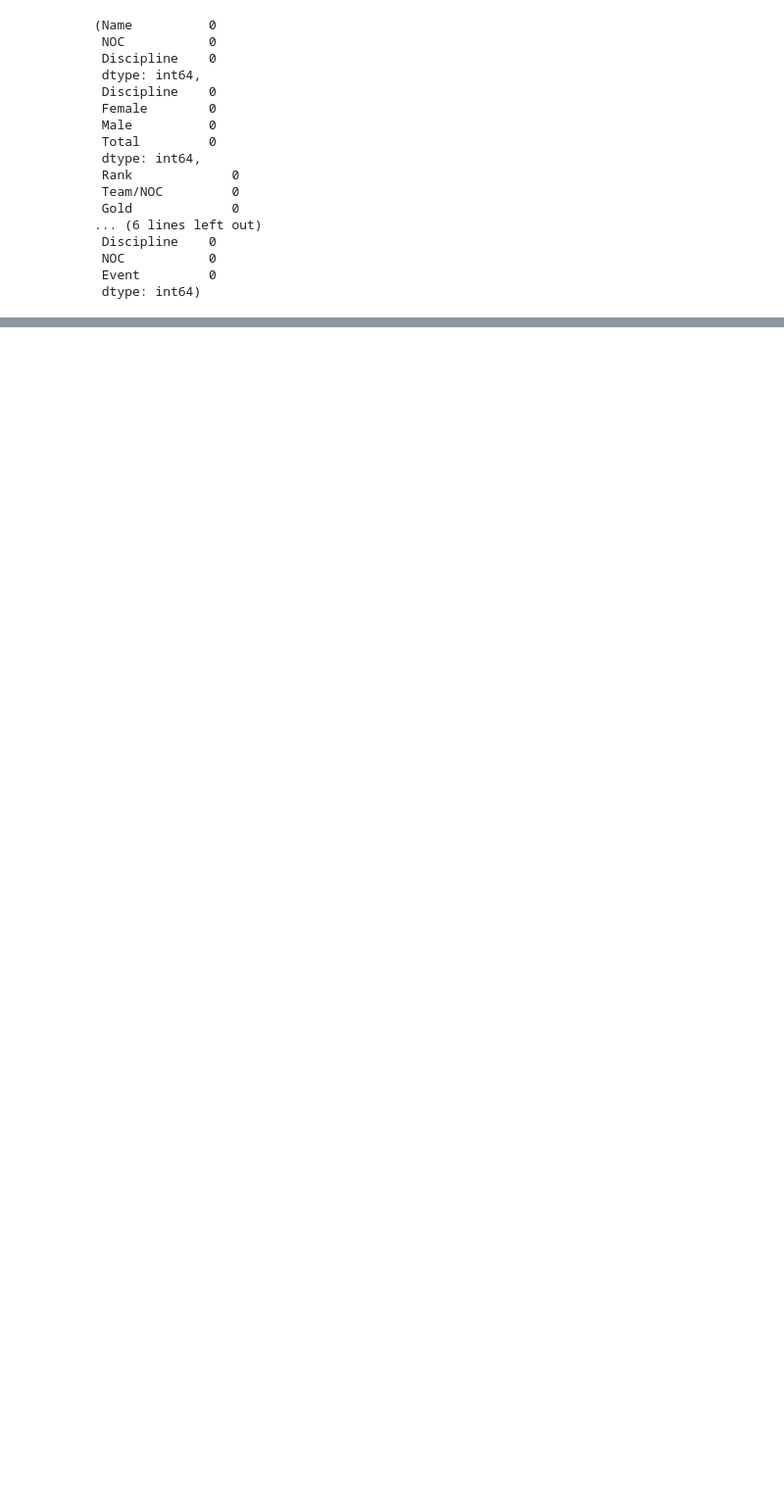
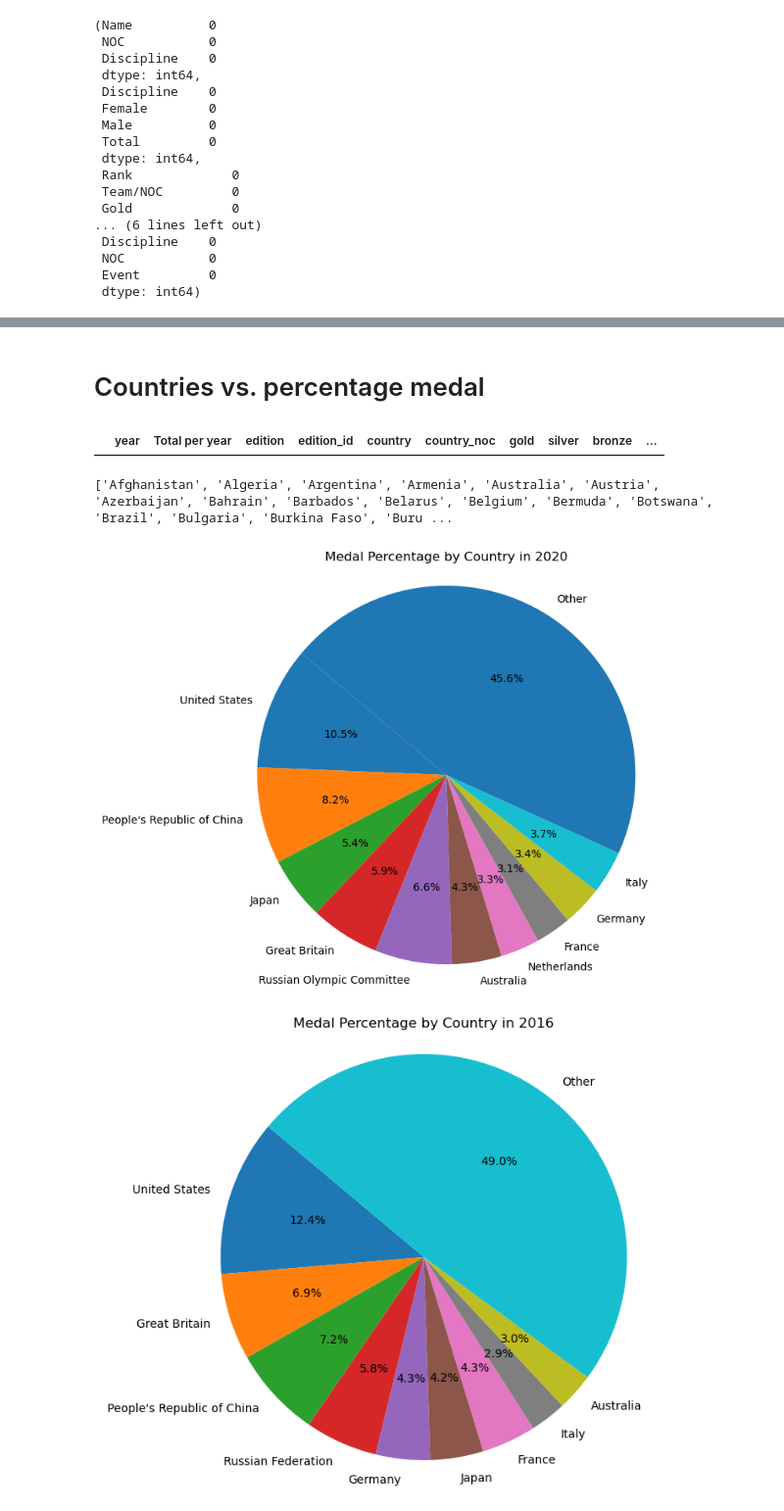
Before and after one commit to ezishr/CodeDex---Hackathon-Summer-2024, a Jupyter notebook: index.ipynb, the cells around one changed output, grey strips where cells are left out. Shown: that part at 98% size. Cells and saved outputs as stored; diff of their text form; code cells hidden in the pictures; blank space fills up the shorter version.

```diff
--- a/index.ipynb
+++ b/index.ipynb
@@ -45,0 +265,17 @@ missing_values_athletes, missing_values_gender, missing_values_medals, missing_v
+# %% [markdown]
+# Countries vs. percentage medal
+# %%
+def plot_country_vs_percent(year, percent):
+    data = games_medal_summer[(games_medal_summer['year']==year)]
+    data = data[['year','percent','country']]
+    less_than_2 = data[data['percent'] < percent]
+    sum_percent_less_than_2 = less_than_2['percent'].sum()
+    new_row = pd.DataFrame([[2004, sum_percent_less_than_2, 'Other']], columns=['year', 'percent', 'country'])
+    data = pd.concat([data, new_row], ignore_index=True)
+    data = data[data['percent'] >= percent]
+
+    plt.figure(figsize=(10, 7))
+    plt.pie(data['percent'], labels=data['country'], autopct='%1.1f%%', startangle=140)
+    plt.title(f'Medal Percentage by Country in {year}')
+    plt.axis('equal')
+    plt.show()
@@ -45,0 +287,17 @@ missing_values_athletes, missing_values_gender, missing_values_medals, missing_v
+# %%
+games_medal_summer[games_medal_summer['country_noc'].str.contains('GDR')]
+# %% [output]
+|  | year | Total per year | edition | edition_id | country | country_noc | gold | silver | bronze | ... |
+# %%
+print(sorted(list(games_medal_summer['country'].unique())))
+# %% [output]
+['Afghanistan', 'Algeria', 'Argentina', 'Armenia', 'Australia', 'Austria', 'Azerbaijan', 'Bahrain', 'Barbados', 'Belarus', 'Belgium', 'Bermuda', 'Botswana', 'Brazil', 'Bulgaria', 'Burkina Faso', 'Buru ...
+# %%
+plot_country_vs_percent(2020, 2.5)
+plot_country_vs_percent(2016,2.5)
+plot_country_vs_percent(2012,2.5)
+plot_country_vs_percent(2008,2.5)
+plot_country_vs_percent(1996,2.5)
+# %% [output]
+[figure, added]
+[figure, added]
```
Also changed, not shown: parts of 41 cells of this notebook, 3 other files.
